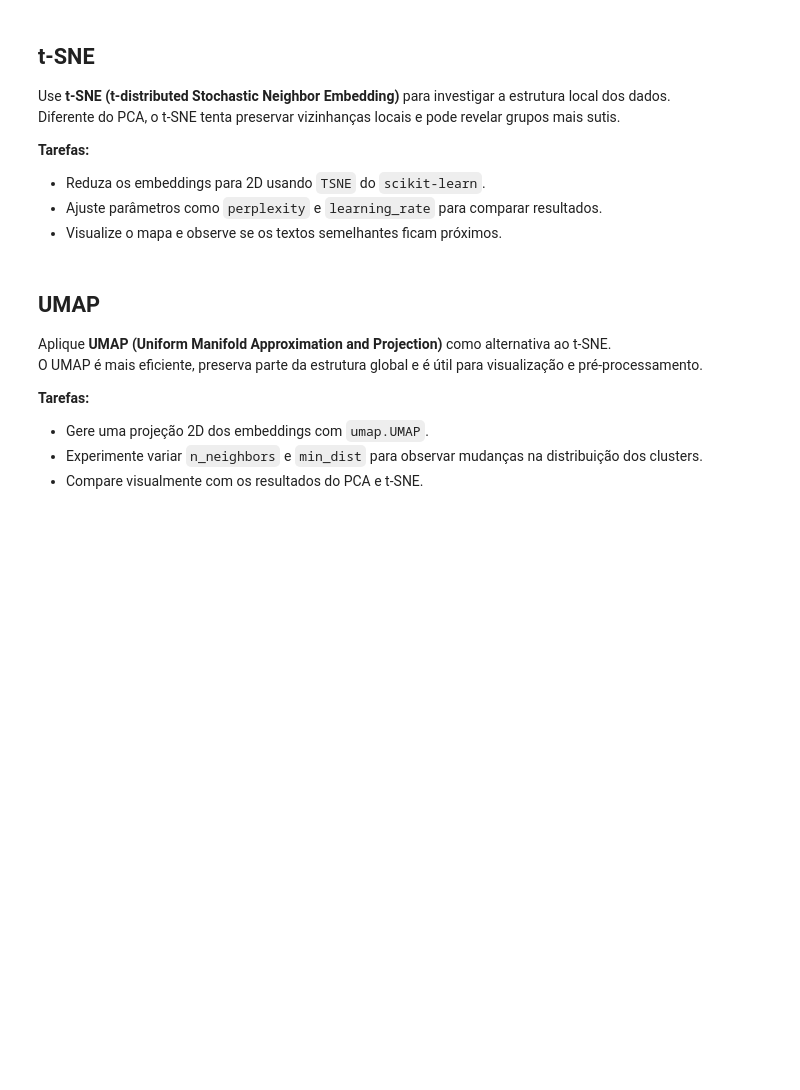
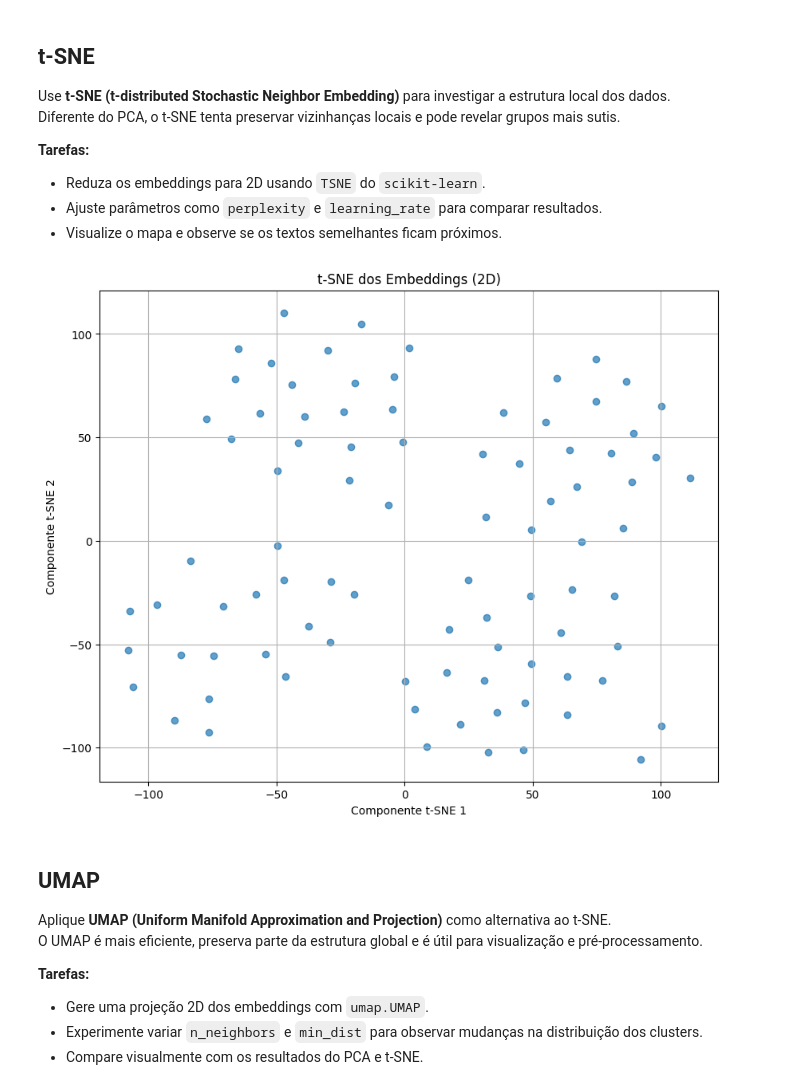
Before and after one commit to eudessb/unsup-learning, a Jupyter notebook: 10 - Embeddings Analysis.ipynb, the cells around one changed output. Saved outputs shown, nothing was run; the diff lists cells and outputs as text; code cells hidden in the pictures; blank space fills up the shorter version.

```diff
--- a/10 - Embeddings Analysis.ipynb
+++ b/10 - Embeddings Analysis.ipynb
@@ -123,6 +143,25 @@ Diferente do PCA, o t-SNE tenta preservar vizinhanças locais e pode revelar gru
 - Reduza os embeddings para 2D usando `TSNE` do `scikit-learn`.
 - Ajuste parâmetros como `perplexity` e `learning_rate` para comparar resultados.
 - Visualize o mapa e observe se os textos semelhantes ficam próximos.
+# %%
+from sklearn.manifold import TSNE
+
+# Inicializa o t-SNE com 2 componentes e parâmetros comuns
+tsne = TSNE(n_components=2, random_state=42, perplexity=30, learning_rate=200)
+
+# Aplica o t-SNE nos embeddings
+embeddings_tsne = tsne.fit_transform(embeddings)
+
+# Plota os resultados
+plt.figure(figsize=(10, 8))
+plt.scatter(embeddings_tsne[:, 0], embeddings_tsne[:, 1], alpha=0.7)
+plt.title('t-SNE dos Embeddings (2D)')
+plt.xlabel('Componente t-SNE 1')
+plt.ylabel('Componente t-SNE 2')
+plt.grid(True)
+plt.show()
+# %% [output]
+[figure, added]
 # %% [markdown]
 ## UMAP
 
```
Also changed, not shown: parts of 4 cells of this notebook.
